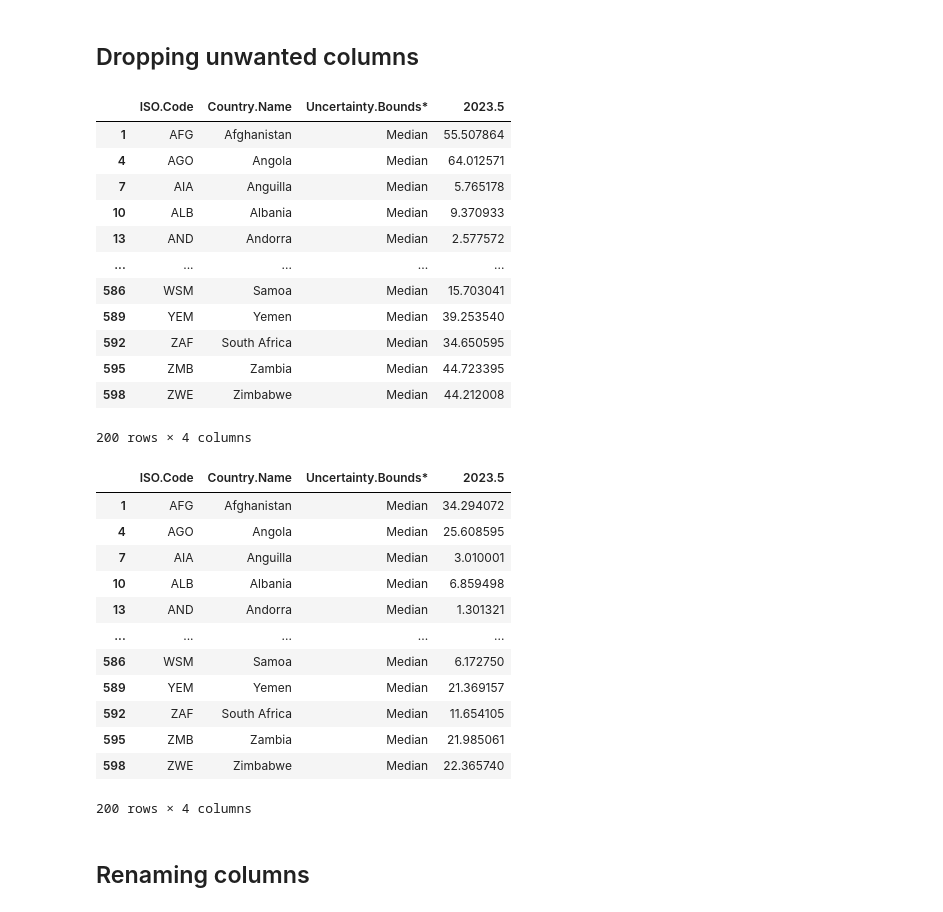
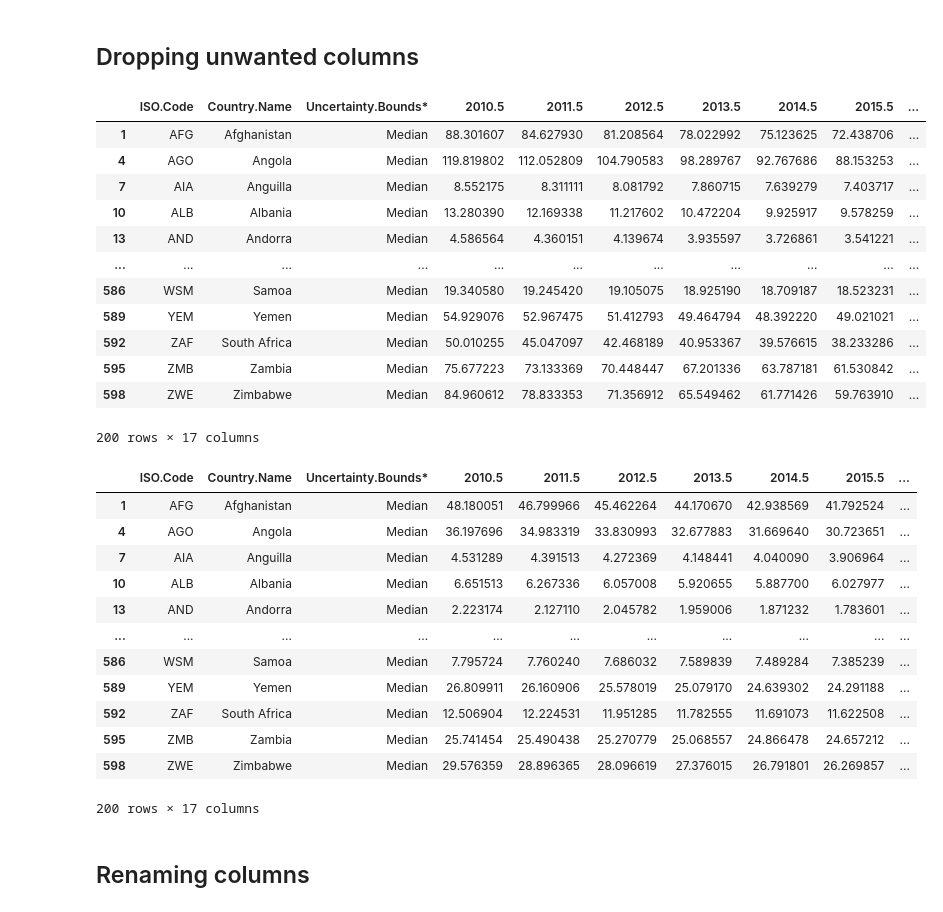
Before and after one commit to MuchiriKinyua/CEMA, a Jupyter notebook: task 2/main.ipynb, the cells around one changed output. Cells and saved outputs as stored; diff of their text form; code cells hidden in the pictures.

Commit message:
adding more year columns

```diff
--- a/task 2/main.ipynb
+++ b/task 2/main.ipynb
@@ -268,44 +268,44 @@ neonatal.describe()
 # %%
 # Filter for median values only
 under_five = under_five[
     (under_five['Uncertainty.Bounds*'] == 'Median')
-][['ISO.Code', 'Country.Name', 'Uncertainty.Bounds*', '2023.5']]
+][['ISO.Code', 'Country.Name', 'Uncertainty.Bounds*', '2010.5', '2011.5', '2012.5', '2013.5', '2014.5', '2015.5', '2016.5', '2017.5', '2018.5', '2019.5', '2020.5', '2021.5', '2022.5', '2023.5']]
 
 under_five
 # %% [output]
-|  | ISO.Code | Country.Name | Uncertainty.Bounds* | 2023.5 |
-| 1 | AFG | Afghanistan | Median | 55.507864 |
-| 4 | AGO | Angola | Median | 64.012571 |
-| 7 | AIA | Anguilla | Median | 5.765178 |
-| 10 | ALB | Albania | Median | 9.370933 |
-| 13 | AND | Andorra | Median | 2.577572 |
-| ... | ... | ... | ... | ... |
-| 586 | WSM | Samoa | Median | 15.703041 |
-| 589 | YEM | Yemen | Median | 39.253540 |
-| 592 | ZAF | South Africa | Median | 34.650595 |
-| 595 | ZMB | Zambia | Median | 44.723395 |
-| 598 | ZWE | Zimbabwe | Median | 44.212008 |
+|  | ISO.Code | Country.Name | Uncertainty.Bounds* | 2010.5 | 2011.5 | 2012.5 | 2013.5 | 2014.5 | 2015.5 | ... |
+| 1 | AFG | Afghanistan | Median | 88.301607 | 84.627930 | 81.208564 | 78.022992 | 75.123625 | 72.438706 | ... |
+| 4 | AGO | Angola | Median | 119.819802 | 112.052809 | 104.790583 | 98.289767 | 92.767686 | 88.153253 | ... |
+| 7 | AIA | Anguilla | Median | 8.552175 | 8.311111 | 8.081792 | 7.860715 | 7.639279 | 7.403717 | ... |
+| 10 | ALB | Albania | Median | 13.280390 | 12.169338 | 11.217602 | 10.472204 | 9.925917 | 9.578259 | ... |
+| 13 | AND | Andorra | Median | 4.586564 | 4.360151 | 4.139674 | 3.935597 | 3.726861 | 3.541221 | ... |
+| ... | ... | ... | ... | ... | ... | ... | ... | ... | ... | ... |
+| 586 | WSM | Samoa | Median | 19.340580 | 19.245420 | 19.105075 | 18.925190 | 18.709187 | 18.523231 | ... |
+| 589 | YEM | Yemen | Median | 54.929076 | 52.967475 | 51.412793 | 49.464794 | 48.392220 | 49.021021 | ... |
+| 592 | ZAF | South Africa | Median | 50.010255 | 45.047097 | 42.468189 | 40.953367 | 39.576615 | 38.233286 | ... |
+| 595 | ZMB | Zambia | Median | 75.677223 | 73.133369 | 70.448447 | 67.201336 | 63.787181 | 61.530842 | ... |
+| 598 | ZWE | Zimbabwe | Median | 84.960612 | 78.833353 | 71.356912 | 65.549462 | 61.771426 | 59.763910 | ... |
-200 rows × 4 columns
+200 rows × 17 columns
 # %%
 neonatal = neonatal[
     (neonatal['Uncertainty.Bounds*'] == 'Median')
-][['ISO.Code', 'Country.Name', 'Uncertainty.Bounds*', '2023.5']]
+][['ISO.Code', 'Country.Name', 'Uncertainty.Bounds*', '2010.5', '2011.5', '2012.5', '2013.5', '2014.5', '2015.5', '2016.5', '2017.5', '2018.5', '2019.5', '2020.5', '2021.5', '2022.5', '2023.5']]
 
 neonatal
 # %% [output]
-|  | ISO.Code | Country.Name | Uncertainty.Bounds* | 2023.5 |
-| 1 | AFG | Afghanistan | Median | 34.294072 |
-| 4 | AGO | Angola | Median | 25.608595 |
-| 7 | AIA | Anguilla | Median | 3.010001 |
-| 10 | ALB | Albania | Median | 6.859498 |
-| 13 | AND | Andorra | Median | 1.301321 |
-| ... | ... | ... | ... | ... |
-| 586 | WSM | Samoa | Median | 6.172750 |
-| 589 | YEM | Yemen | Median | 21.369157 |
-| 592 | ZAF | South Africa | Median | 11.654105 |
-| 595 | ZMB | Zambia | Median | 21.985061 |
-| 598 | ZWE | Zimbabwe | Median | 22.365740 |
+|  | ISO.Code | Country.Name | Uncertainty.Bounds* | 2010.5 | 2011.5 | 2012.5 | 2013.5 | 2014.5 | 2015.5 | ... |
+| 1 | AFG | Afghanistan | Median | 48.180051 | 46.799966 | 45.462264 | 44.170670 | 42.938569 | 41.792524 | ... |
+| 4 | AGO | Angola | Median | 36.197696 | 34.983319 | 33.830993 | 32.677883 | 31.669640 | 30.723651 | ... |
+| 7 | AIA | Anguilla | Median | 4.531289 | 4.391513 | 4.272369 | 4.148441 | 4.040090 | 3.906964 | ... |
+| 10 | ALB | Albania | Median | 6.651513 | 6.267336 | 6.057008 | 5.920655 | 5.887700 | 6.027977 | ... |
+| 13 | AND | Andorra | Median | 2.223174 | 2.127110 | 2.045782 | 1.959006 | 1.871232 | 1.783601 | ... |
+| ... | ... | ... | ... | ... | ... | ... | ... | ... | ... | ... |
+| 586 | WSM | Samoa | Median | 7.795724 | 7.760240 | 7.686032 | 7.589839 | 7.489284 | 7.385239 | ... |
+| 589 | YEM | Yemen | Median | 26.809911 | 26.160906 | 25.578019 | 25.079170 | 24.639302 | 24.291188 | ... |
+| 592 | ZAF | South Africa | Median | 12.506904 | 12.224531 | 11.951285 | 11.782555 | 11.691073 | 11.622508 | ... |
+| 595 | ZMB | Zambia | Median | 25.741454 | 25.490438 | 25.270779 | 25.068557 | 24.866478 | 24.657212 | ... |
+| 598 | ZWE | Zimbabwe | Median | 29.576359 | 28.896365 | 28.096619 | 27.376015 | 26.791801 | 26.269857 | ... |
-200 rows × 4 columns
+200 rows × 17 columns
 # %% [markdown]
 ## Renaming columns
 # %%
```
Also changed, not shown: parts of 13 cells of this notebook.
